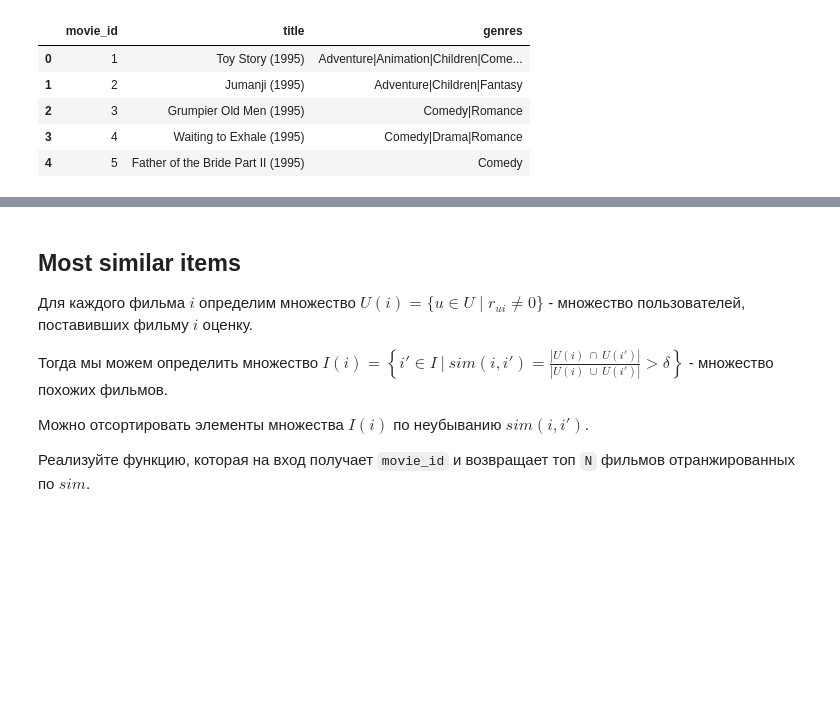
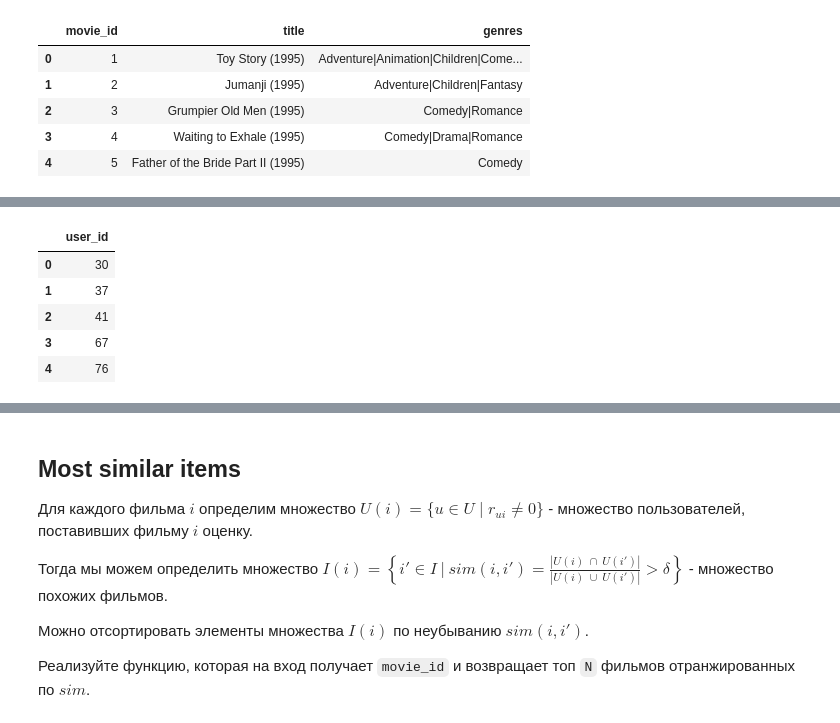
Before and after one commit to maxkvant/MLBD, a Jupyter notebook: spark_sql/notebooks/spark_sql_examples.ipynb, the cells around one changed output, grey strips where cells are left out. Cells and saved outputs as stored; diff of their text form; code cells hidden in the pictures; blank space fills up the shorter version.

```diff
--- a/spark_sql/notebooks/spark_sql_examples.ipynb
+++ b/spark_sql/notebooks/spark_sql_examples.ipynb
@@ -389,3 +393,20 @@ movies_df.limit(5).toPandas()
 | 2 | 3 | Grumpier Old Men (1995) | Comedy|Romance |
 | 3 | 4 | Waiting to Exhale (1995) | Comedy|Drama|Romance |
 | 4 | 5 | Father of the Bride Part II (1995) | Comedy |
+# %%
+%%time
+
+users = ratings_df \
+  .select('user_id') \
+  .distinct()
+
+users_rand_10k = users \
+  .withColumn('rand', F.rand(seed=42)) \
+  .sort('rand') \
+  .select('user_id') \
+  .limit(10000) \
+  .sort('user_id')
+
+users_rand_10k.persist()
+users_rand_10k.limit(5).toPandas().head(5)
+# %% [output]
@@ -391,0 +415,6 @@ movies_df.limit(5).toPandas()
+|  | user_id |
+| 0 | 30 |
+| 1 | 37 |
+| 2 | 41 |
+| 3 | 67 |
+| 4 | 76 |
```
Also changed, not shown: parts of 9 cells of this notebook.
